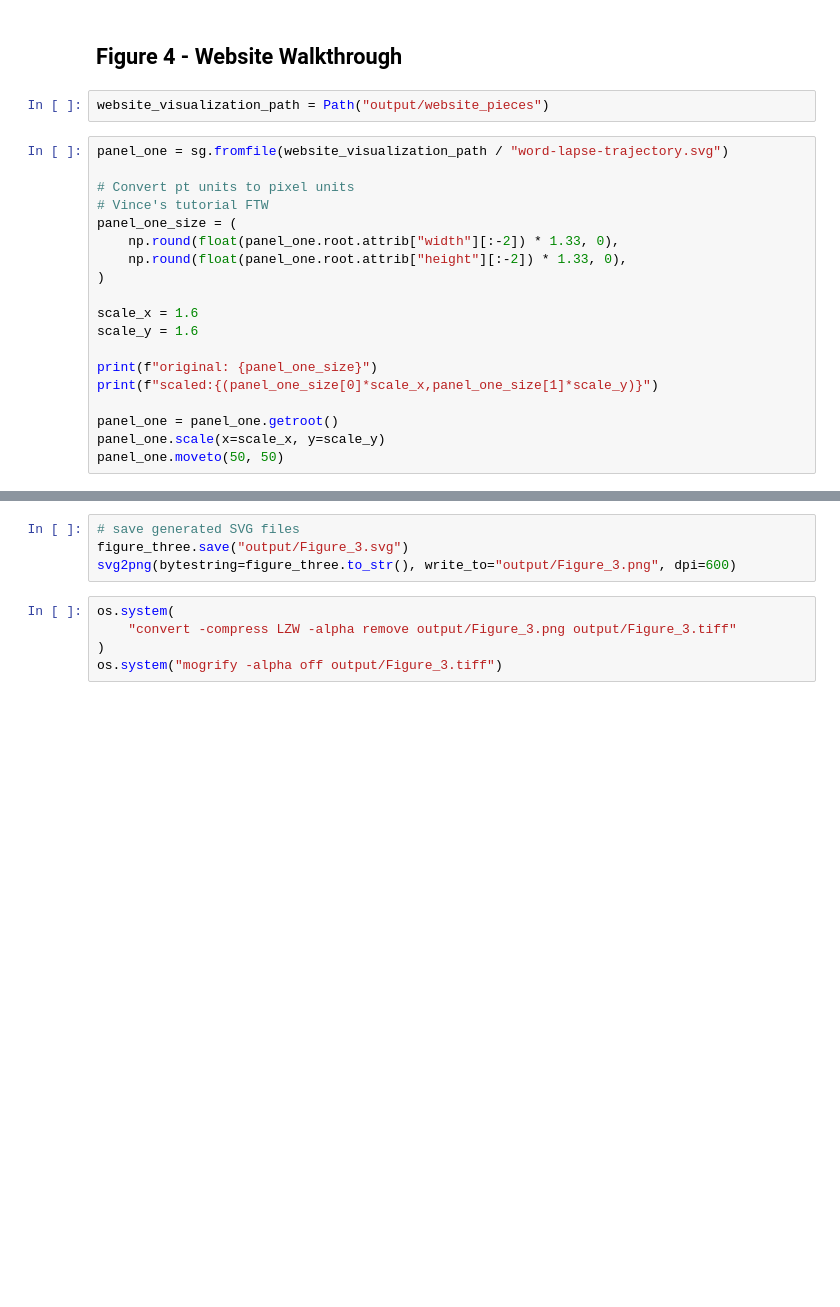
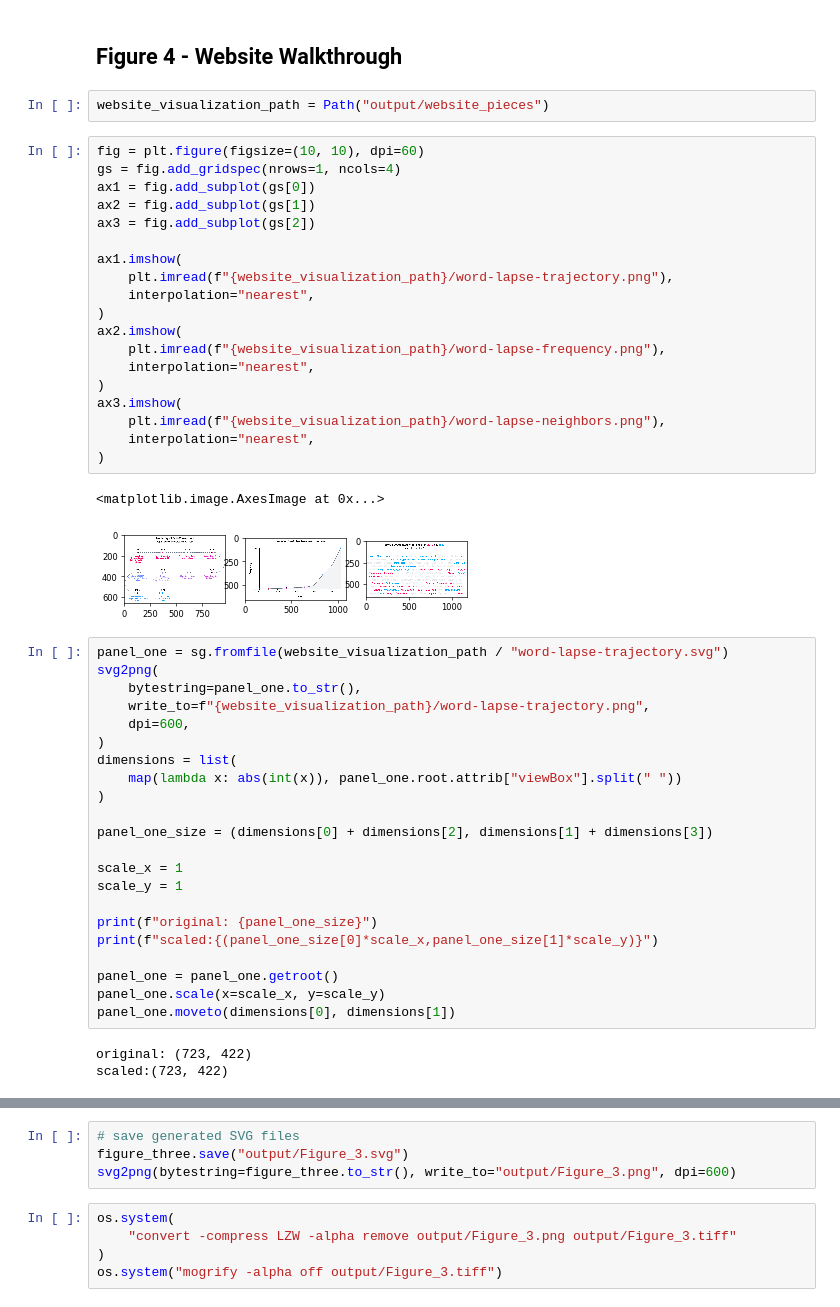
Before and after one commit to greenelab/biovectors, a Jupyter notebook: figure_generation/manuscript_figure_generation.ipynb, the cells around one changed output, grey strips where cells are left out. Cells and saved outputs as stored; diff of their text form; blank space fills up the shorter version.

```diff
--- a/figure_generation/manuscript_figure_generation.ipynb
+++ b/figure_generation/manuscript_figure_generation.ipynb
@@ -232,25 +233,53 @@ cas9_neighbors
 ## Figure 4 - Website Walkthrough
 # %%
 website_visualization_path = Path("output/website_pieces")
+# %%
+fig = plt.figure(figsize=(10, 10), dpi=60)
+gs = fig.add_gridspec(nrows=1, ncols=4)
+ax1 = fig.add_subplot(gs[0])
+ax2 = fig.add_subplot(gs[1])
+ax3 = fig.add_subplot(gs[2])
+
+ax1.imshow(
+    plt.imread(f"{website_visualization_path}/word-lapse-trajectory.png"),
+    interpolation="nearest",
+)
+ax2.imshow(
+    plt.imread(f"{website_visualization_path}/word-lapse-frequency.png"),
+    interpolation="nearest",
+)
+ax3.imshow(
+    plt.imread(f"{website_visualization_path}/word-lapse-neighbors.png"),
+    interpolation="nearest",
+)
+# %% [output]
+<matplotlib.image.AxesImage at 0x...>
+[figure, added]
 # %%
 panel_one = sg.fromfile(website_visualization_path / "word-lapse-trajectory.svg")
-
-# Convert pt units to pixel units
-# Vince's tutorial FTW
-panel_one_size = (
-    np.round(float(panel_one.root.attrib["width"][:-2]) * 1.33, 0),
-    np.round(float(panel_one.root.attrib["height"][:-2]) * 1.33, 0),
+svg2png(
+    bytestring=panel_one.to_str(),
+    write_to=f"{website_visualization_path}/word-lapse-trajectory.png",
+    dpi=600,
+)
+dimensions = list(
+    map(lambda x: abs(int(x)), panel_one.root.attrib["viewBox"].split(" "))
 )
 
-scale_x = 1.6
-scale_y = 1.6
+panel_one_size = (dimensions[0] + dimensions[2], dimensions[1] + dimensions[3])
+
+scale_x = 1
+scale_y = 1
 
 print(f"original: {panel_one_size}")
 print(f"scaled:{(panel_one_size[0]*scale_x,panel_one_size[1]*scale_y)}")
 
 panel_one = panel_one.getroot()
 panel_one.scale(x=scale_x, y=scale_y)
-panel_one.moveto(50, 50)
+panel_one.moveto(dimensions[0], dimensions[1])
+# %% [output]
+original: (723, 422)
+scaled:(723, 422)
 # %%
 panel_two = sg.fromfile(website_visualization_path / "word-lapse-frequency.svg")
 
```
Also changed, not shown: parts of 9 cells of this notebook, 7 other files.
